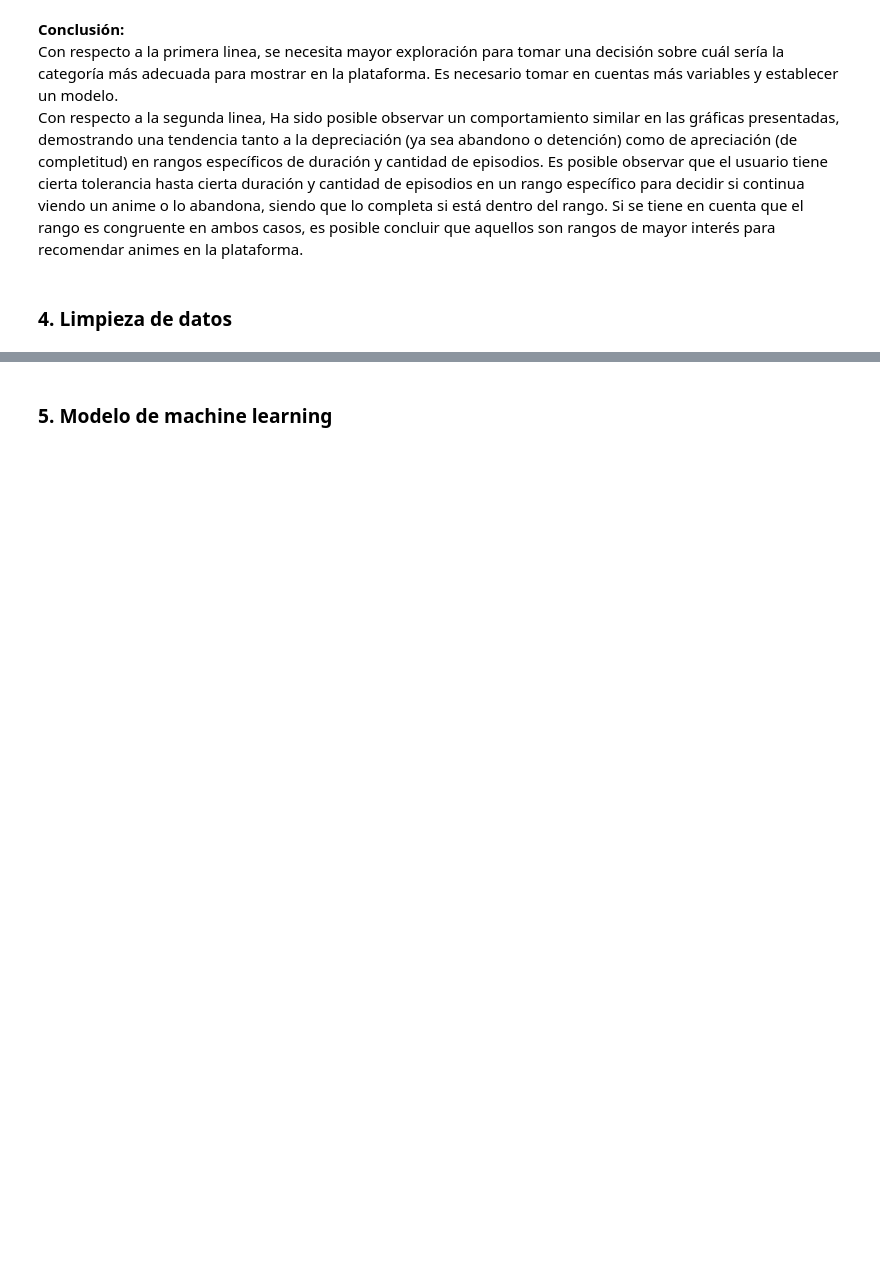
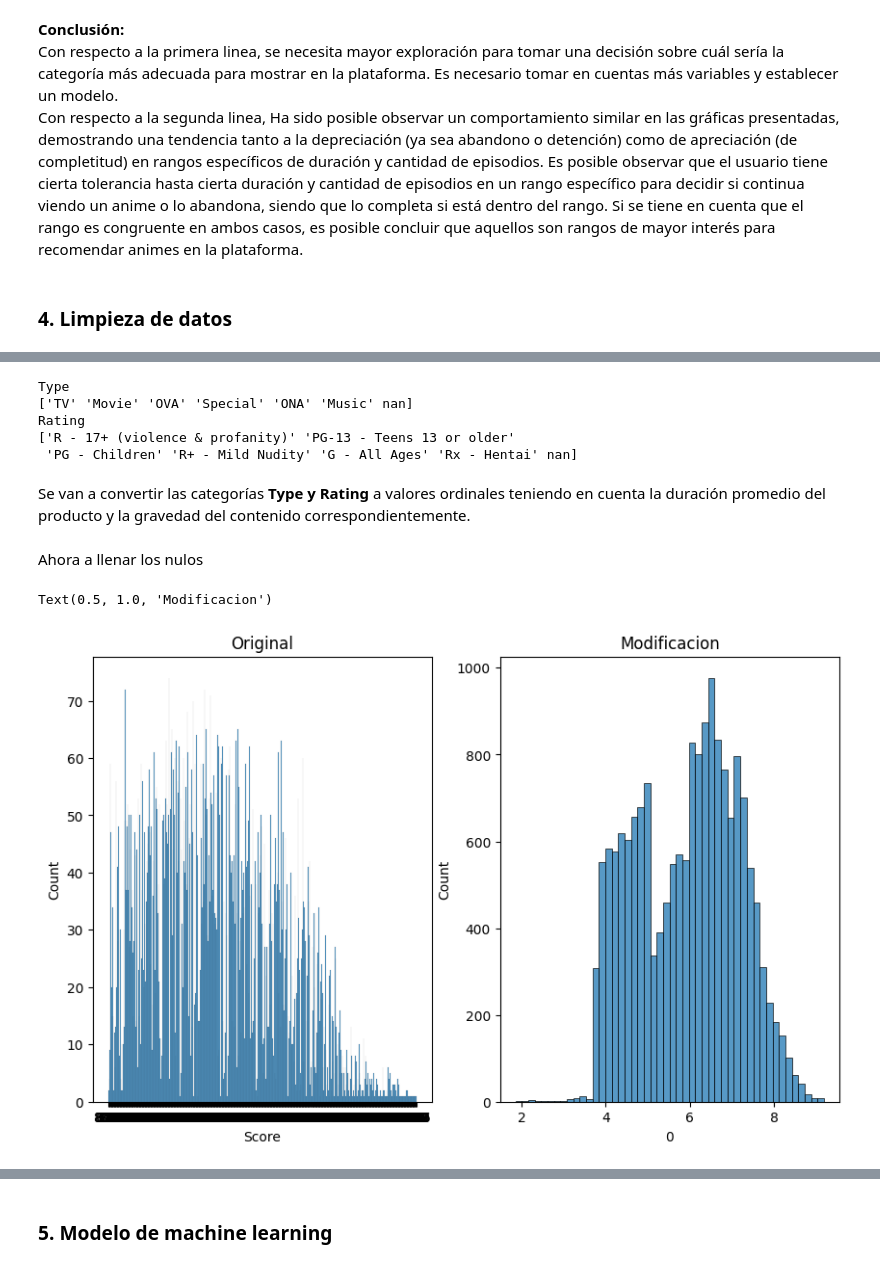
Before and after one commit to Asheyerth/DataScience_bootcamp2024BIT, a Jupyter notebook: Actividad_8_Proyecto_Final/Actividad8_ProyectoFinal.ipynb, the cells around one changed output, grey strips where cells are left out. Cells and saved outputs as stored; diff of their text form; code cells hidden in the pictures; blank space fills up the shorter version.

```diff
--- a/Actividad_8_Proyecto_Final/Actividad8_ProyectoFinal.ipynb
+++ b/Actividad_8_Proyecto_Final/Actividad8_ProyectoFinal.ipynb
@@ -397,0 +657,9 @@ Con respecto a la segunda linea, Ha sido posible observar un comportamiento simi
+# %%
+#Se elimina la parte entera de aquellas categorías que así lo requieran
+for i in range(len(data2f)):
+    data2f['Duration'][i]=math.trunc(data2f['Duration'][i])
+    data2f['Episodes'][i]=math.trunc(data2f['Episodes'][i])
+    data2f['Completed'][i]=math.trunc(data2f['Completed'][i])
+    data2f['Dropped'][i]=math.trunc(data2f['Dropped'][i])
+    data2f['On-Hold'][i]=math.trunc(data2f['On-Hold'][i])
+    data2f['Watching'][i]=math.trunc(data2f['Watching'][i])
@@ -397,0 +686,13 @@ Con respecto a la segunda linea, Ha sido posible observar un comportamiento simi
+# %%
+print('Type')
+print(data1['Type'].unique())
+print('Rating')
+print(data1['Rating'].unique())
+# %% [output]
+Type
+['TV' 'Movie' 'OVA' 'Special' 'ONA' 'Music' nan]
+Rating
+['R - 17+ (violence & profanity)' 'PG-13 - Teens 13 or older'
+ 'PG - Children' 'R+ - Mild Nudity' 'G - All Ages' 'Rx - Hentai' nan]
+# %% [markdown]
+Se van a convertir las categorías **Type y Rating** a valores ordinales teniendo en cuenta la duración promedio del producto y la gravedad del contenido correspondientemente.
@@ -397,0 +715,35 @@ Con respecto a la segunda linea, Ha sido posible observar un comportamiento simi
+# %%
+for i in range(len(data1)):
+    if data1['Type'][i] == 'Music':
+        data1['Type'][i] = 0
+    elif data1['Type'][i] == 'Special':
+        data1['Type'][i] = 1
+    elif data1['Type'][i] == 'OVA':
+        data1['Type'][i] = 2
+    elif data1['Type'][i] == 'Movie':
+        data1['Type'][i] = 3
+    elif data1['Type'][i] == 'ONA':
+        data1['Type'][i] = 4
+    elif data1['Type'][i] == 'TV':
+        data1['Type'][i] = 5
+    else:
+        data1['Type'][i] = data1['Type'][i]
+# %% [markdown]
+Ahora a llenar los nulos
+# %%
+#Imputación multiple para la primera linea
+mice_impute = IterativeImputer()
+data1fill = mice_impute.fit_transform(data1[['Score','Ranked','Popularity','Rating','Favorites','Type']])
+data1fillDF= pd.DataFrame(data1fill)
+
+# Verificar si cambiamos distribucion
+plt.figure(figsize=(10,6))
+plt.subplot(121)
+sns.histplot(data1['Score'])
+plt.title('Original')
+plt.subplot(122)
+sns.histplot(data1fillDF[0])
+plt.title('Modificacion')
+# %% [output]
+Text(0.5, 1.0, 'Modificacion')
+[figure, added]
```
Also changed, not shown: parts of 95 cells of this notebook, 1 other file.
